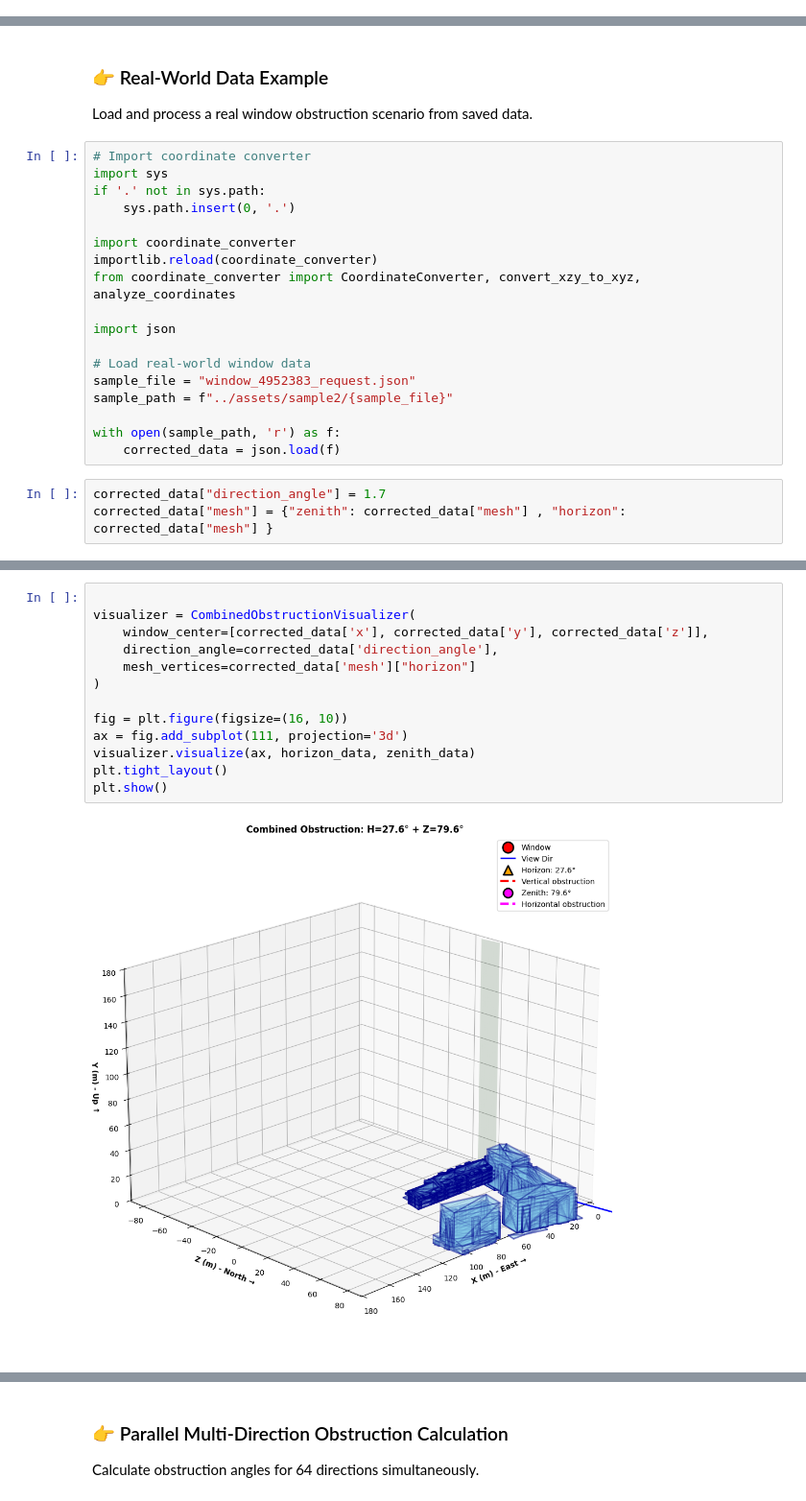
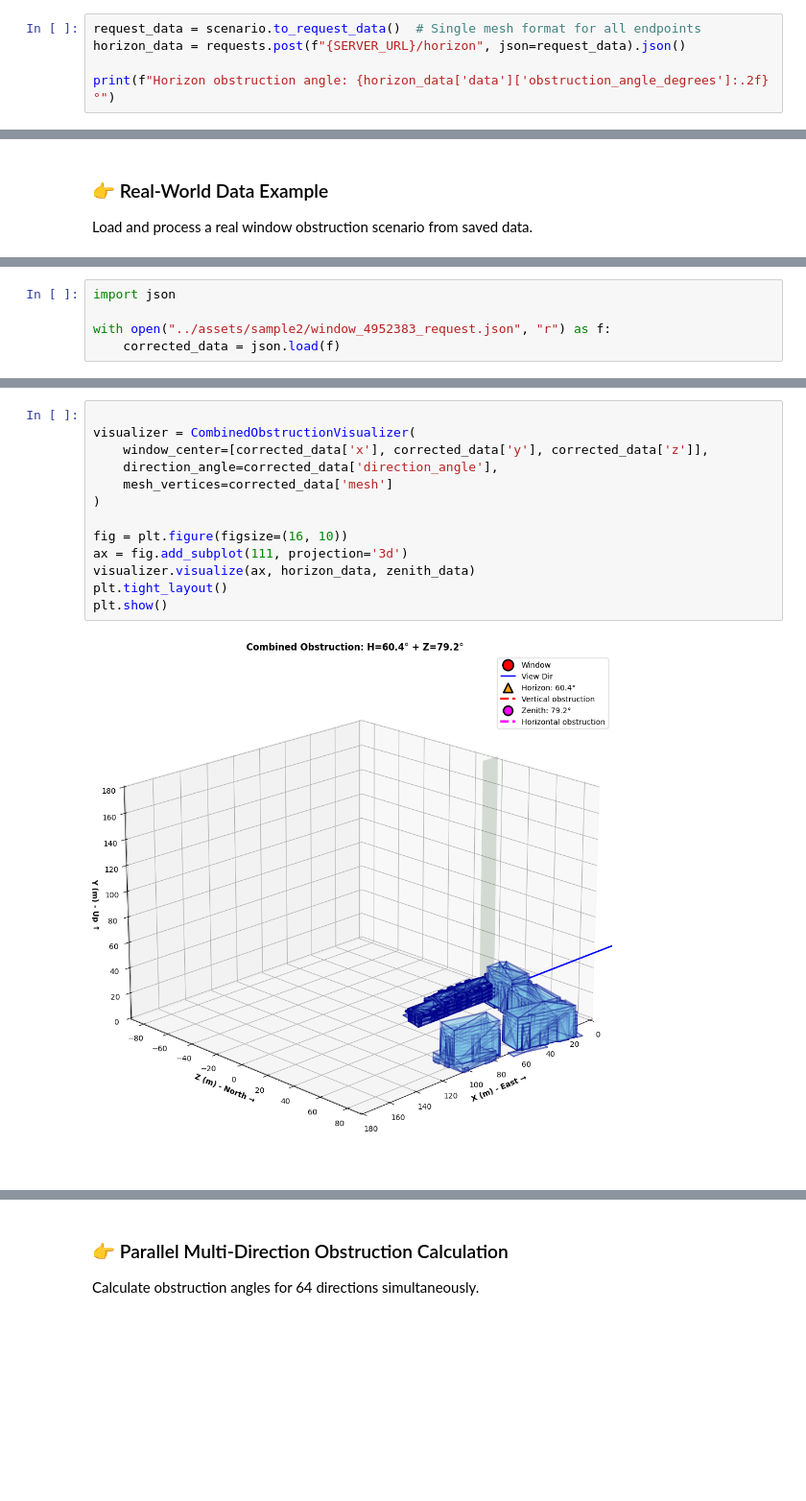
Before and after one commit to upskiller-xyz/server_obstruction, a Jupyter notebook: example/demo.ipynb, the cells around one changed output, grey strips where cells are left out. Shown at 96% size. Saved outputs shown, nothing was run; the diff lists cells and outputs as text; blank space fills up the shorter version.

```diff
--- a/example/demo.ipynb
+++ b/example/demo.ipynb
@@ -180,0 +163,5 @@ hr pnt  [5. 0. 3.]
+# %%
+request_data = scenario.to_request_data()  # Single mesh format for all endpoints
+horizon_data = requests.post(f"{SERVER_URL}/horizon", json=request_data).json()
+
+print(f"Horizon obstruction angle: {horizon_data['data']['obstruction_angle_degrees']:.2f}°")
@@ -221,24 +215,3 @@ both_result
 ### 👉 Real-World Data Example
 
 Load and process a real window obstruction scenario from saved data.
-# %%
-# Import coordinate converter
-import sys
-if '.' not in sys.path:
-    sys.path.insert(0, '.')
-
-import coordinate_converter
-importlib.reload(coordinate_converter)
-from coordinate_converter import CoordinateConverter, convert_xzy_to_xyz, analyze_coordinates
-
-import json
-
-# Load real-world window data
-sample_file = "window_4952383_request.json"
-sample_path = f"../assets/sample2/{sample_file}"
-
-with open(sample_path, 'r') as f:
-    corrected_data = json.load(f)
-# %%
-corrected_data["direction_angle"] = 1.7
-corrected_data["mesh"] = {"zenith": corrected_data["mesh"] , "horizon": corrected_data["mesh"] }
@@ -245,3 +226,8 @@ corrected_data["mesh"] = {"zenith": corrected_data["mesh"] , "horizon": correcte
+# %%
+import json
+
+with open("../assets/sample2/window_4952383_request.json", "r") as f:
+    corrected_data = json.load(f)
 # %%
 # Test with corrected XYZ coordinates
 print("🔬 Testing with corrected XYZ coordinates:")
@@ -287,15 +269,15 @@ print("="*60)
 # %%
 
 visualizer = CombinedObstructionVisualizer(
     window_center=[corrected_data['x'], corrected_data['y'], corrected_data['z']],
     direction_angle=corrected_data['direction_angle'],
-    mesh_vertices=corrected_data['mesh']["horizon"]
+    mesh_vertices=corrected_data['mesh']
 )
 
 fig = plt.figure(figsize=(16, 10))
 ax = fig.add_subplot(111, projection='3d')
 visualizer.visualize(ax, horizon_data, zenith_data)
 plt.tight_layout()
 plt.show()
 # %% [output]
-[figure, old version]
+[figure, new version]
```
Also changed, not shown: parts of 14 cells of this notebook, 21 other files.
